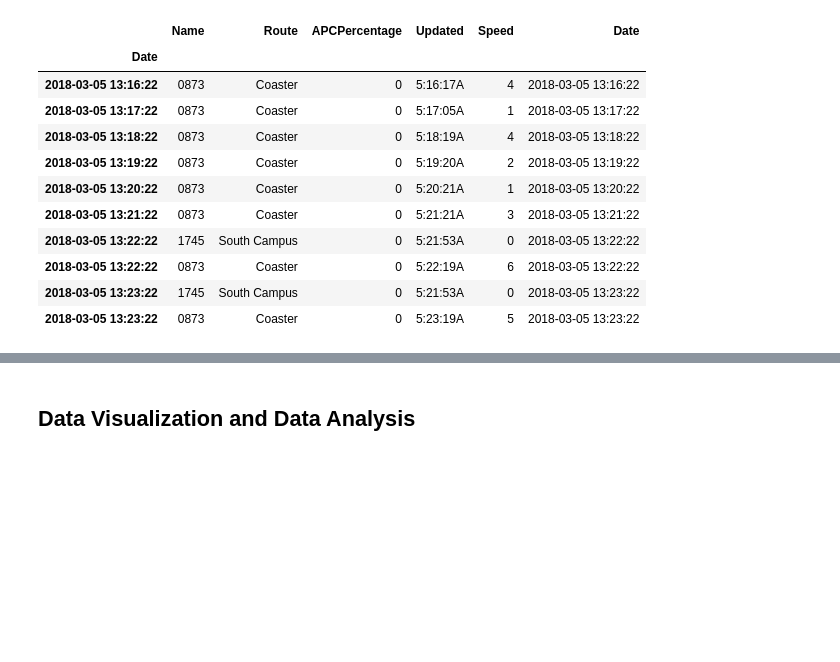
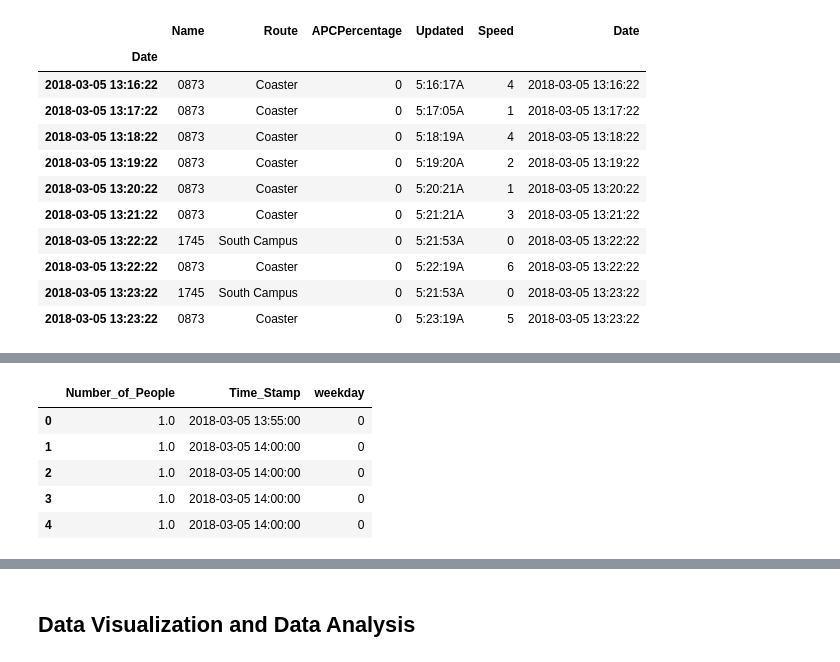
Before and after one commit to kelvinluime/Pr_059, a Jupyter notebook: FinalProject.ipynb, the cells around one changed output, grey strips where cells are left out. Saved outputs shown, nothing was run; the diff lists cells and outputs as text; code cells hidden in the pictures; blank space fills up the shorter version.

```diff
--- a/FinalProject.ipynb
+++ b/FinalProject.ipynb
@@ -996,0 +1040,45 @@ df_shuttle.head(10)
+# %%
+# Load the shuttle data to be processed
+new_shuttle_df = pd.read_csv('data/shuttle.csv')
+new_shuttle_df['Date'] = pd.to_datetime(new_shuttle_df['Date'])
+
+# First we drop all the rows that have 0 APC Percentage because
+# they do not contribute to our data, and we can minimize the
+# the size of our data frame.
+new_shuttle_df = new_shuttle_df[new_shuttle_df['APCPercentage'] != 0]
+
+# Then we convert the date into day of week so we can sum them and
+# to generate date frames for each day of the week
+new_shuttle_df = new_shuttle_df[(new_shuttle_df['Date'].dt.day >= 5) & (new_shuttle_df['Date'].dt.day <= 9)]
+new_shuttle_df['weekday'] = new_shuttle_df['Date'].dt.dayofweek
+
+# Drop the columns that we don't need to simplify the data frame
+new_shuttle_df.drop('Name', axis=1, inplace=True)
+new_shuttle_df.drop('Route', axis=1, inplace=True)
+new_shuttle_df.drop('Updated', axis=1, inplace=True)
+new_shuttle_df.drop('Speed', axis=1, inplace=True)
+
+# Then we change capacity percentage to number of people on the buses
+new_shuttle_df['APCPercentage'] = new_shuttle_df['APCPercentage'].apply(apc_to_num_ppl)
+
+# Finally we rename the columns
+new_shuttle_df.columns = ['Number_of_People', 'Time_Stamp', 'weekday']
+
+# Ignore seconds by replace all seonds in time stamp column to 0
+new_shuttle_df['Time_Stamp'] = new_shuttle_df['Time_Stamp'].values.astype('<M8[m]')
+
+# round minutes to nearest 5-minute interval
+new_shuttle_df['Time_Stamp'] = new_shuttle_df['Time_Stamp'].apply(round_time)
+
+# Re-index data frame after dropping the rows
+new_shuttle_df = new_shuttle_df.reset_index(drop=True)
+
+# Here is how it looks like before we sum the data into 5-minutes interval
+new_shuttle_df[0:5]
+# %% [output]
+|  | Number_of_People | Time_Stamp | weekday |
+| 0 | 1.0 | 2018-03-05 13:55:00 | 0 |
+| 1 | 1.0 | 2018-03-05 14:00:00 | 0 |
+| 2 | 1.0 | 2018-03-05 14:00:00 | 0 |
+| 3 | 1.0 | 2018-03-05 14:00:00 | 0 |
+| 4 | 1.0 | 2018-03-05 14:00:00 | 0 |
```
Also changed, not shown: parts of 12 cells of this notebook, 5 other files.
